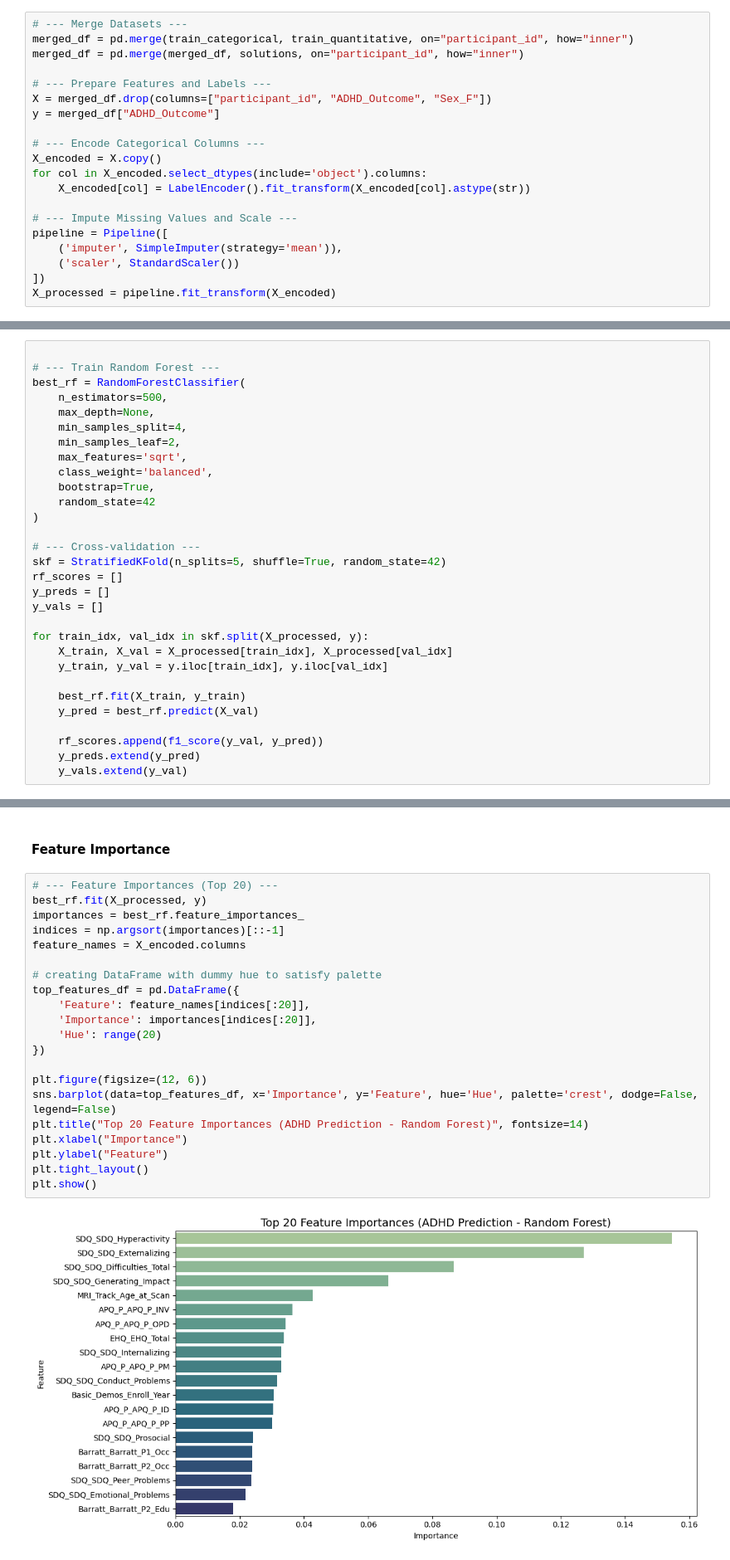
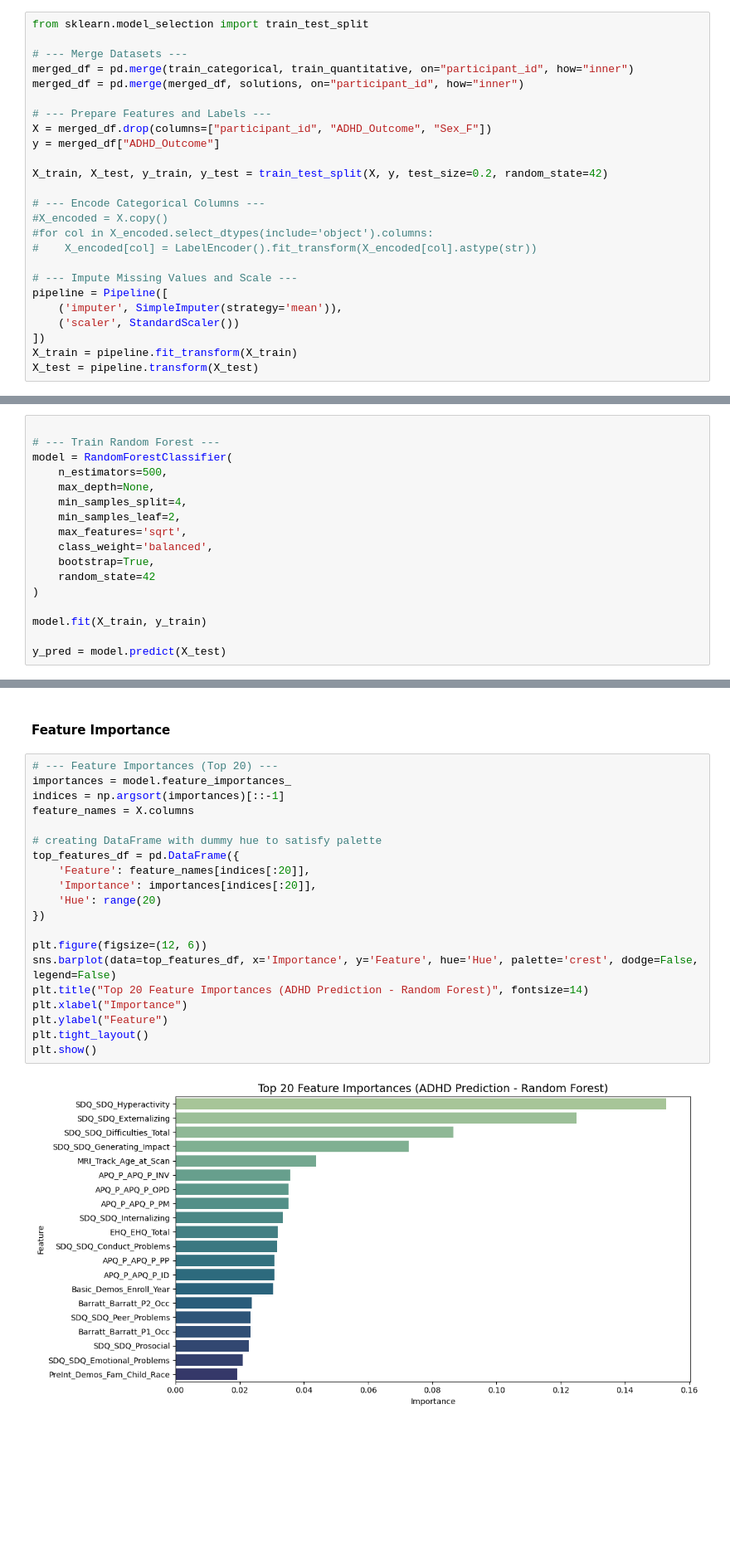
Before and after one commit to wendycarv/adhdDiagnosis, a Jupyter notebook: random_forest.ipynb, the cells around one changed output, grey strips where cells are left out. Shown at 83% size. Cells and saved outputs as stored; diff of their text form; blank space fills up the shorter version.

Commit message:
replaced cv training with train test split

```diff
--- a/random_forest.ipynb
+++ b/random_forest.ipynb
@@ -23,6 +23,8 @@ solutions = pd.read_excel("./data/TRAIN_NEW/TRAINING_SOLUTIONS.xlsx")
 # %% [markdown]
 ## Preprocessing
 # %%
+from sklearn.model_selection import train_test_split
+
 # --- Merge Datasets ---
 merged_df = pd.merge(train_categorical, train_quantitative, on="participant_id", how="inner")
 merged_df = pd.merge(merged_df, solutions, on="participant_id", how="inner")
@@ -31,23 +33,26 @@ merged_df = pd.merge(merged_df, solutions, on="participant_id", how="inner")
 X = merged_df.drop(columns=["participant_id", "ADHD_Outcome", "Sex_F"])
 y = merged_df["ADHD_Outcome"]
 
+X_train, X_test, y_train, y_test = train_test_split(X, y, test_size=0.2, random_state=42)
+
 # --- Encode Categorical Columns ---
-X_encoded = X.copy()
-for col in X_encoded.select_dtypes(include='object').columns:
-    X_encoded[col] = LabelEncoder().fit_transform(X_encoded[col].astype(str))
+#X_encoded = X.copy()
+#for col in X_encoded.select_dtypes(include='object').columns:
+#    X_encoded[col] = LabelEncoder().fit_transform(X_encoded[col].astype(str))
 
 # --- Impute Missing Values and Scale ---
 pipeline = Pipeline([
     ('imputer', SimpleImputer(strategy='mean')),
     ('scaler', StandardScaler())
 ])
-X_processed = pipeline.fit_transform(X_encoded)
+X_train = pipeline.fit_transform(X_train)
+X_test = pipeline.transform(X_test)
 # %% [markdown]
 ## Training
 # %%
 
 # --- Train Random Forest ---
-best_rf = RandomForestClassifier(
+model = RandomForestClassifier(
     n_estimators=500,
     max_depth=None,
     min_samples_split=4,
@@ -58,21 +63,8 @@ best_rf = RandomForestClassifier(
     random_state=42
 )
 
-# --- Cross-validation ---
-skf = StratifiedKFold(n_splits=5, shuffle=True, random_state=42)
-rf_scores = []
-y_preds = []
-y_vals = []
+model.fit(X_train, y_train)
 
-for train_idx, val_idx in skf.split(X_processed, y):
-    X_train, X_val = X_processed[train_idx], X_processed[val_idx]
-    y_train, y_val = y.iloc[train_idx], y.iloc[val_idx]
-
-    best_rf.fit(X_train, y_train)
-    y_pred = best_rf.predict(X_val)
-
-    rf_scores.append(f1_score(y_val, y_pred))
-    y_preds.extend(y_pred)
-    y_vals.extend(y_val)
+y_pred = model.predict(X_test)
 # %% [markdown]
 ## Metrics
@@ -131,27 +111,26 @@ weighted avg      0.788     0.794     0.788      1213
 #### Feature Importance
 # %%
 # --- Feature Importances (Top 20) ---
-best_rf.fit(X_processed, y)
-importances = best_rf.feature_importances_
+importances = model.feature_importances_
 indices = np.argsort(importances)[::-1]
-feature_names = X_encoded.columns
+feature_names = X.columns
 
 # creating DataFrame with dummy hue to satisfy palette
 top_features_df = pd.DataFrame({
     'Feature': feature_names[indices[:20]],
     'Importance': importances[indices[:20]],
     'Hue': range(20)
 })
 
 plt.figure(figsize=(12, 6))
 sns.barplot(data=top_features_df, x='Importance', y='Feature', hue='Hue', palette='crest', dodge=False, legend=False)
 plt.title("Top 20 Feature Importances (ADHD Prediction - Random Forest)", fontsize=14)
 plt.xlabel("Importance")
 plt.ylabel("Feature")
 plt.tight_layout()
 plt.show()
 # %% [output]
-[figure, old version]
+[figure, new version]
 # %% [markdown]
 ## Report
  Random Forest Baseline - ADHD Classification Report
```
Also changed, not shown: parts of 7 cells of this notebook.
